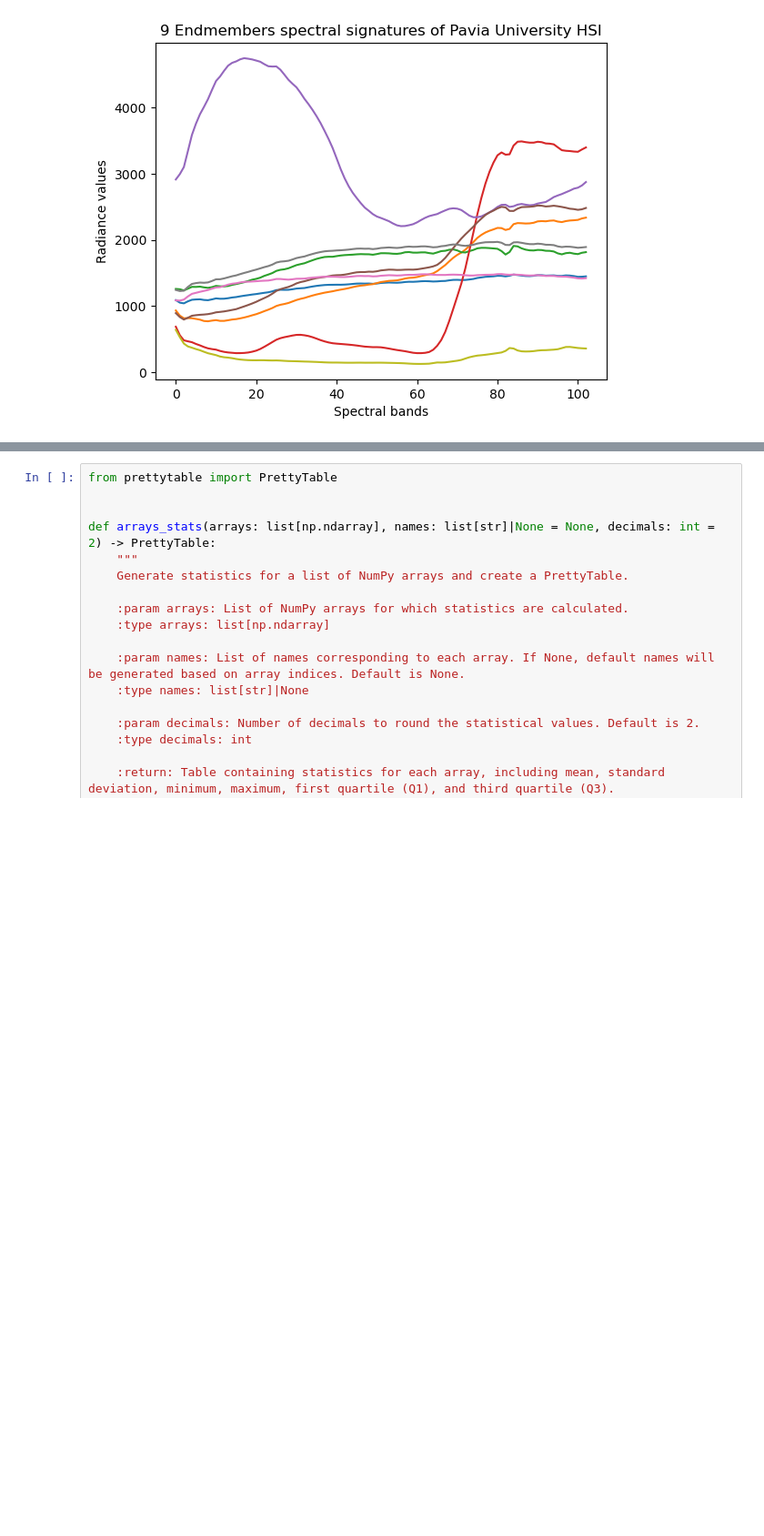
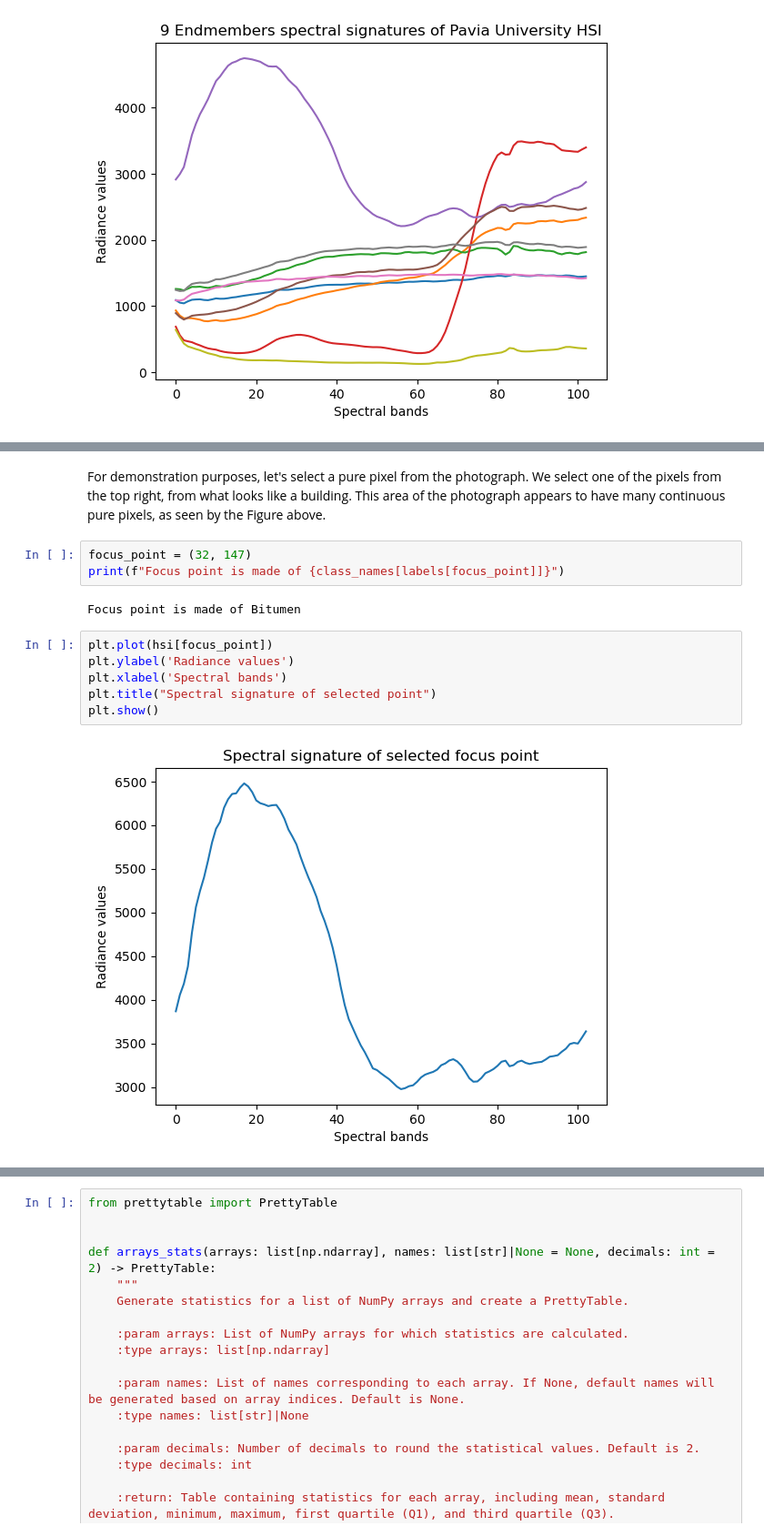
Before and after one commit to dimits-ts/hyperspectral-imaging, a Jupyter notebook: Project_AUEB.ipynb, the cells around one changed output, grey strips where cells are left out. Shown: that part at 91% size. Cells and saved outputs as stored; diff of their text form; blank space fills up the shorter version.

```diff
--- a/Project_AUEB.ipynb
+++ b/Project_AUEB.ipynb
@@ -68,0 +95,15 @@ plt.show()
+# %% [markdown]
+For demonstration purposes, let's select a pure pixel from the photograph. We select one of the pixels from the top right, from what looks like a building. This area of the photograph appears to have many continuous pure pixels, as seen by the Figure above.
+# %%
+focus_point = (32, 147)
+print(f"Focus point is made of {class_names[labels[focus_point]]}")
+# %% [output]
+Focus point is made of Bitumen
+# %%
+plt.plot(hsi[focus_point])
+plt.ylabel('Radiance values')
+plt.xlabel('Spectral bands')
+plt.title("Spectral signature of selected point")
+plt.show()
+# %% [output]
+[figure, added]
```
Also changed, not shown: parts of 25 cells of this notebook.
